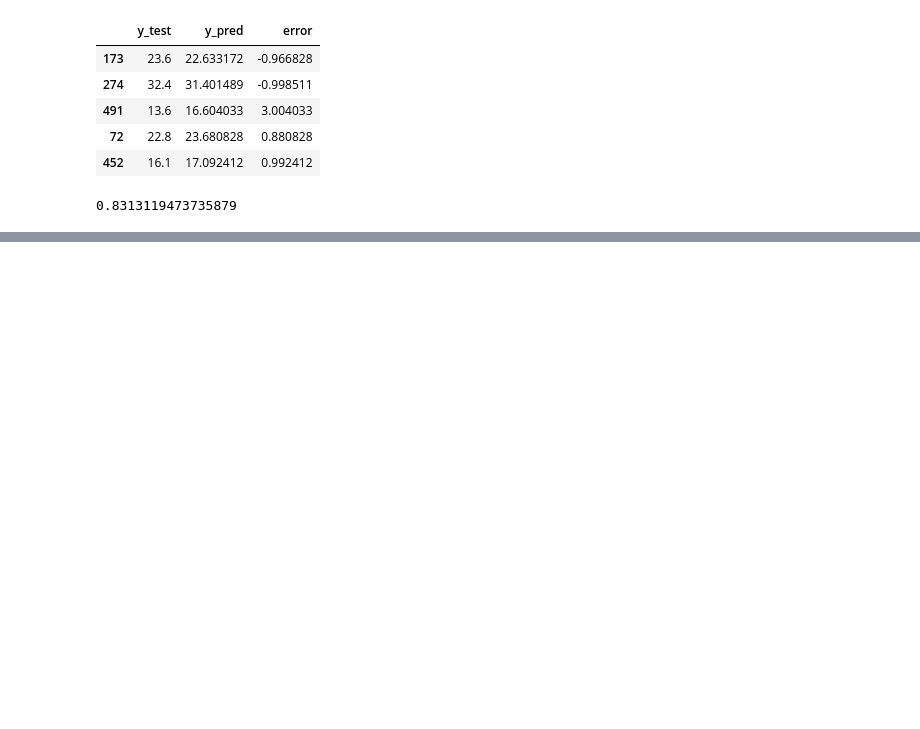
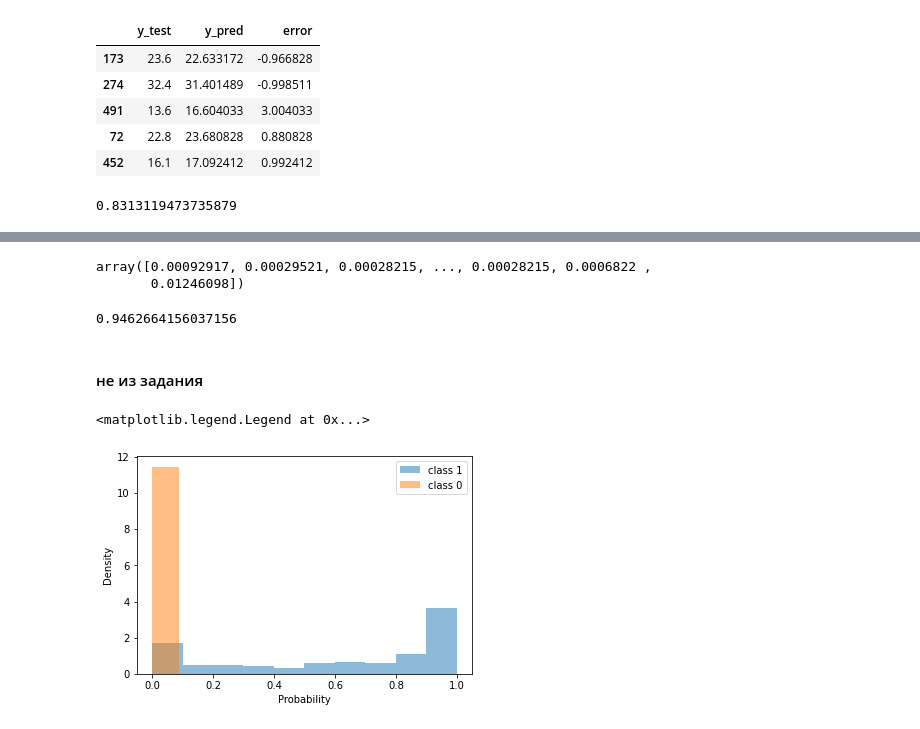
Before and after one commit to AlexeiMoroz/Data-Science-Python-Lybraries, a Jupyter notebook: Lesson_6/Lesson_6.ipynb, the cells around one changed output, grey strips where cells are left out. Drawn from its saved outputs; the diff is of its cells as text; code cells hidden in the pictures; blank space fills up the shorter version.

```diff
--- a/Lesson_6/Lesson_6.ipynb
+++ b/Lesson_6/Lesson_6.ipynb
@@ -192,0 +281,2 @@ R2
+# %%
+X_train, X_test, y_train, y_test = train_test_split(X, y, test_size = 0.3, random_state = 100, stratify = y)
@@ -192,0 +293,8 @@ R2
+# %%
+est = RandomForestClassifier(random_state = 100)
+params = [{'n_estimators': [10, 15],
+           'max_features': np.arange(3, 5),
+           'max_depth': np.arange(4, 7)}]
+
+clf = GridSearchCV(estimator = est, param_grid = params, scoring='roc_auc', cv = 3)
+clf.fit(X_train, y_train)
@@ -192,0 +311,3 @@ R2
+# %%
+y_pred = clf.predict_proba(X_test)
+y_pred
@@ -192,0 +322,6 @@ R2
+# %%
+y_pred_proba = y_pred[:, 1]
+y_pred_proba
+# %% [output]
+array([0.00092917, 0.00029521, 0.00028215, ..., 0.00028215, 0.0006822 ,
+       0.01246098])
@@ -192,0 +330,18 @@ R2
+# %%
+roc_auc_score(y_test, y_pred_proba)
+# %% [output]
+0.9462664156037156
+# %% [markdown]
+#### не из задания
+# %%
+from matplotlib import pyplot as plt
+plt.hist(y_pred_proba[y_test == 1], bins = 10, density = True, label = 'class 1', alpha = 0.5)
+plt.hist(y_pred_proba[y_test == 0], bins = 10, density = True, label = 'class 0', alpha = 0.5)
+
+plt.xlabel("Probability")
+plt.ylabel("Density")
+
+plt.legend()
+# %% [output]
+<matplotlib.legend.Legend at 0x...>
+[figure, added]
```
Also changed, not shown: parts of 22 cells of this notebook.
